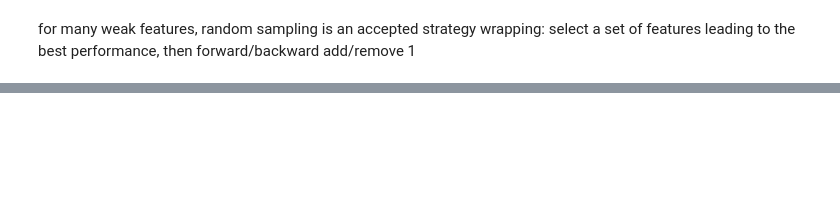
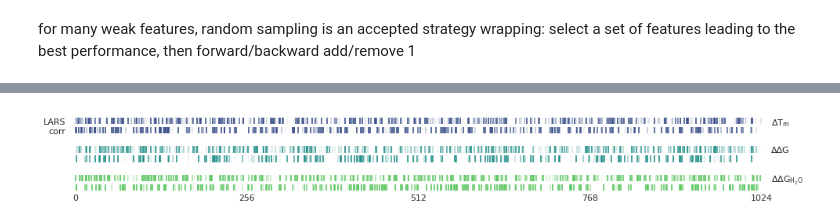
Before and after one commit to lkndl/mapra, a Jupyter notebook: mapra/9_more.ipynb, the cells around one changed output, grey strips where cells are left out. Cells and saved outputs as stored; diff of their text form; code cells hidden in the pictures; blank space fills up the shorter version.

```diff
--- a/mapra/9_more.ipynb
+++ b/mapra/9_more.ipynb
@@ -287,0 +406,3 @@ wrapping: select a set of features leading to the best performance, then forward
+# %%
+dt = dt.melt(id_vars=['index', 'delta'])
+dt
@@ -287,0 +423,25 @@ wrapping: select a set of features leading to the best performance, then forward
+# %%
+fig, ax = plt.subplots(1, figsize=(16, 1.8))
+cmap = sns.color_palette('viridis', 3)
+ll = .7
+
+#for j, sel in zip([0, -4], ['coefs', 'spears']):
+for i, (color, delta) in enumerate(zip(cmap, delta_labels)):
+    for j, sel in zip([0, -1], ['coefs', 'spears']):
+        ax.eventplot(dt.loc[(dt.delta == delta) & (dt.variable == sel)].value,
+                     colors=[color],
+                     lineoffsets=j - 3 * i, linelengths=ll, alpha=.1)
+ax.set(xlim=(-10, 1034), xticks=[0, 256, 512, 768, 1024],
+       # yticks=[-i for i in range(9)], yticklabels=['LARS', 'spearman', ''] * 3,
+       yticks=[0, -1], yticklabels=['LARS', 'corr'],
+       ylim=(-7 - ll / 2, ll))
+
+axl = ax.twinx()
+axl.set(yticklabels=[data.tex_lookup[delta] for delta in delta_labels],
+        yticks=[0, -3, -6], ylim=(-7 - ll / 2, ll))
+
+sns.despine(left=True, bottom=True)
+for a in [ax, axl]:
+    a.tick_params(length=0)
+# %% [output]
+[figure, added]
```
Also changed, not shown: parts of 19 cells of this notebook, 3 other files.
